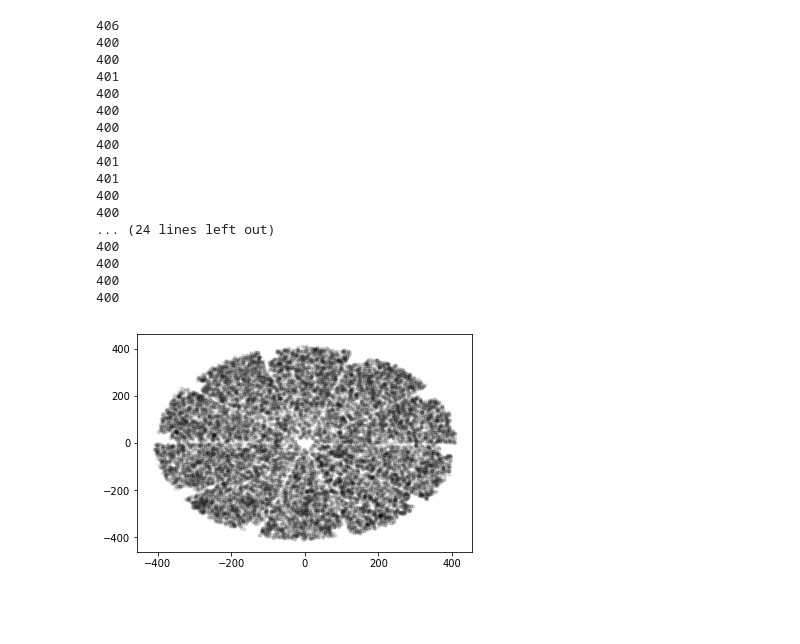
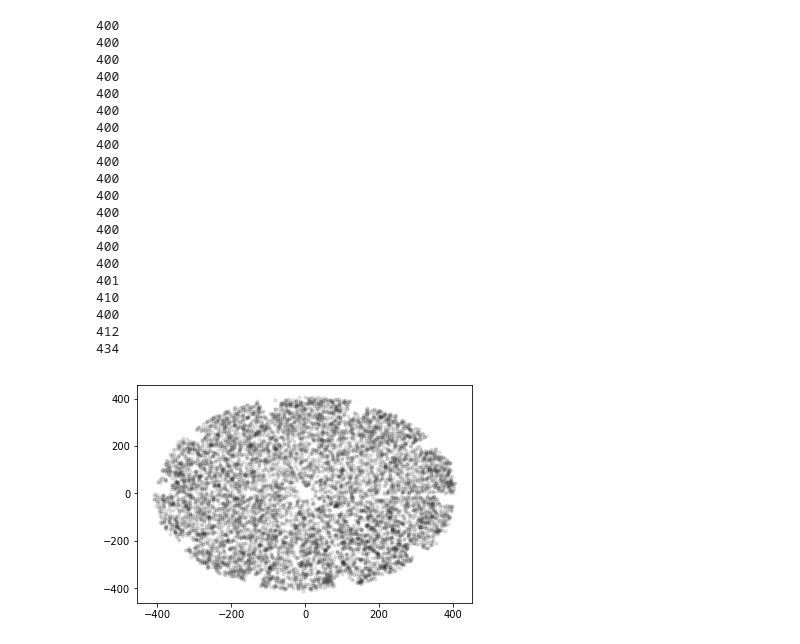
Before and after one commit to forero/SandboxDESI, a Jupyter notebook: fiber/sky_pattern.ipynb, the cells around one changed output. Cells and saved outputs as stored; diff of their text form; code cells hidden in the pictures; blank space fills up the shorter version.

Commit message:
plotting the spatial pattern of sky fibers

```diff
--- a/fiber/sky_pattern.ipynb
+++ b/fiber/sky_pattern.ipynb
@@ -20,23 +20,26 @@ def plot_sky(path_master):
         print(np.count_nonzero(ii))
         plt.scatter(data['FIBERASSIGN_X'][ii], data['FIBERASSIGN_Y'][ii], color='black', s=10.0, alpha=0.1)
 # %%
-plot_sky("/global/cscratch1/sd/forero/desi/test/fiberassign_obs/old_output/")
+plot_sky("/global/cscratch1/sd/forero/desi/test/fiberassign_obs/output/")
 # %% [output]
-406
 400
 400
-401
+400
+400
+400
+400
+400
+400
+400
+400
+400
 400
 400
 400
 400
 401
-401
+410
 400
-400
-... (24 lines left out)
-400
-400
-400
-400
+412
+434
-[figure, old version]
+[figure, new version]
```
Also changed, not shown: parts of 3 cells of this notebook.
